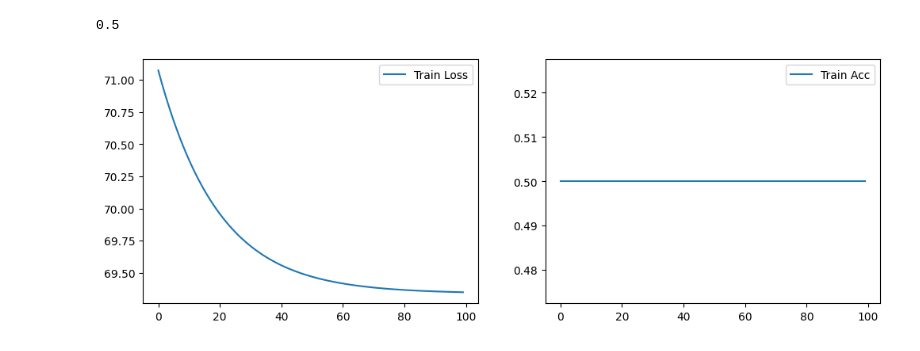
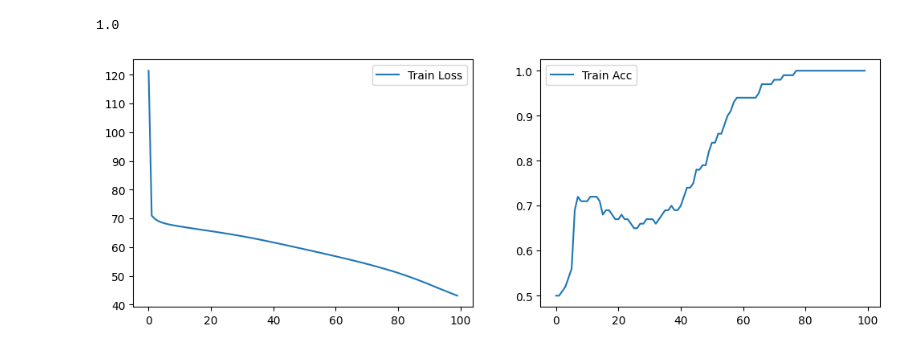
Before and after one commit to Bil-Theo/RNA-Profond, a Jupyter notebook: test.ipynb, the cells around one changed output. Drawn from its saved outputs; the diff is of its cells as text; code cells hidden in the pictures.

```diff
--- a/test.ipynb
+++ b/test.ipynb
@@ -37,11 +37,11 @@ def cost_function(A, y):
 def back_propagation(A, X, y, params):
     m  = y.shape[1]
     gradient = {}
-    Cf = len(params)//2
-    dz = A['a'+str(Cf)] - y
+    C = len(params)//2
+    dz = A['a'+str(C)] - y
 
-    for c in reversed(range(1, Cf+1)):
-        gradient['dw'+str(c)] = 1/m * dz.dot(A['a'+str(c-1)].T)
+    for c in reversed(range(1, C + 1)):
+        gradient['dw'+str(c)] = 1/m * np.dot(dz, A['a'+str(c-1)].T)
         gradient['db'+str(c)] = 1/m * np.sum(dz, axis=1, keepdims=True)
         if c > 1:
             dz = np.dot(params['w'+str(c)].T, dz) * A['a'+str(c-1)] * (1 - A['a'+str(c-1)])
@@ -61,7 +61,7 @@ def prediction(X, params):
     Cf = len(params)//2
     return A['a'+str(Cf)] >= 0.5
 # %%
-def neural_network(X, Y, hidden_layers ,nbr_iteration = 1000, rate_learning = 0.01):
+def neural_network(X, Y, hidden_layers ,nbr_iteration = 1000, rate_learning = 0.1):
     dimensions = list(hidden_layers)
     dimensions.insert(0, X.shape[0])
     dimensions.append(Y.shape[0])
@@ -71,19 +71,19 @@ def neural_network(X, Y, hidden_layers ,nbr_iteration = 1000, rate_learning = 0.
     acc_train = []
     #Lg_test = []
     #acc_test = []
+    cscore = 0
 
-    Rate = 0
     for i in tqdm(range(nbr_iteration)):
         A = forward_propagation(X, params)
         gradient = back_propagation(A, X, Y, params)
         params = udpate(gradient, params, rate_learning)
-        if i % 10 ==0:
+        if i % 10 == 0:
             #for train
             Cf = len(params)//2
             Lg_train.append(cost_function(A['a'+str(Cf)], Y))
             y_pred = prediction(X, params)
-            Rate = accuracy_score(Y.flatten(), y_pred.flatten())
-            acc_train.append(Rate)
+            score = accuracy_score(Y.flatten(), y_pred.flatten())
+            acc_train.append(score)
 
 
             """A_t = forward_propagation(x, params)
@@ -97,7 +97,7 @@ def neural_network(X, Y, hidden_layers ,nbr_iteration = 1000, rate_learning = 0.
 
 
 
-    print(Rate)
+    print(score)
     plt.figure(figsize=(12,4))
     plt.subplot(1,2,1)
     plt.plot(Lg_train, label = 'Train Loss')
@@ -108,7 +108,7 @@ def neural_network(X, Y, hidden_layers ,nbr_iteration = 1000, rate_learning = 0.
     #plt.plot(acc_test, label = 'Test Acc')
     plt.legend()
     plt.show()
-    return params
+    return params, score
 # %%
 def show_image(x):
     plt.figure(figsize=(18,8))
@@ -151,7 +151,7 @@ y = y.reshape(y.shape[0], 1)
 X = X.T
 Y = y.T
 # %%
-params = neural_network(X, Y, hidden_layers = (32, 32,  1))
+params = neural_network(X, Y, hidden_layers = (32, 32, 32))
 # %% [output]
-0.5
+1.0
-[figure, old version]
+[figure, new version]
```
Also changed, not shown: parts of 3 cells of this notebook, 2 other files.
